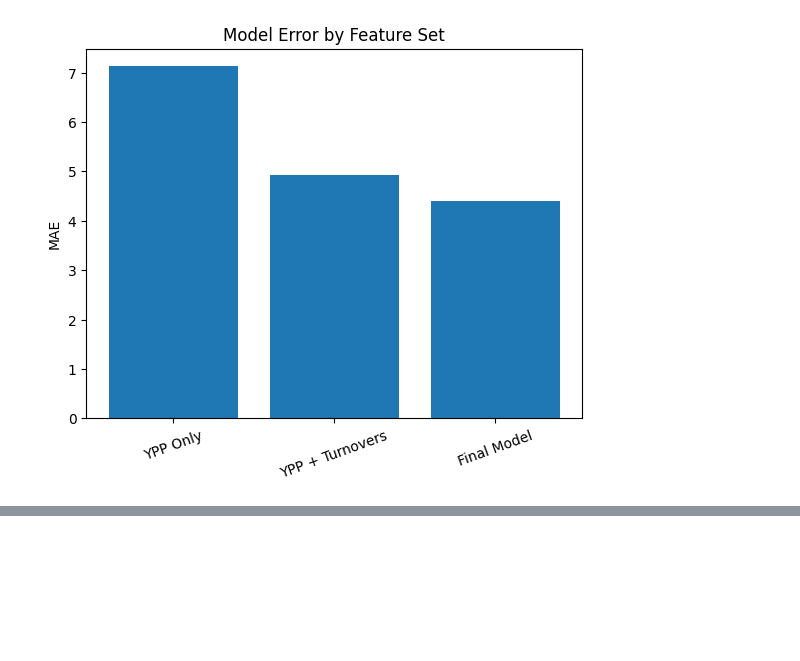
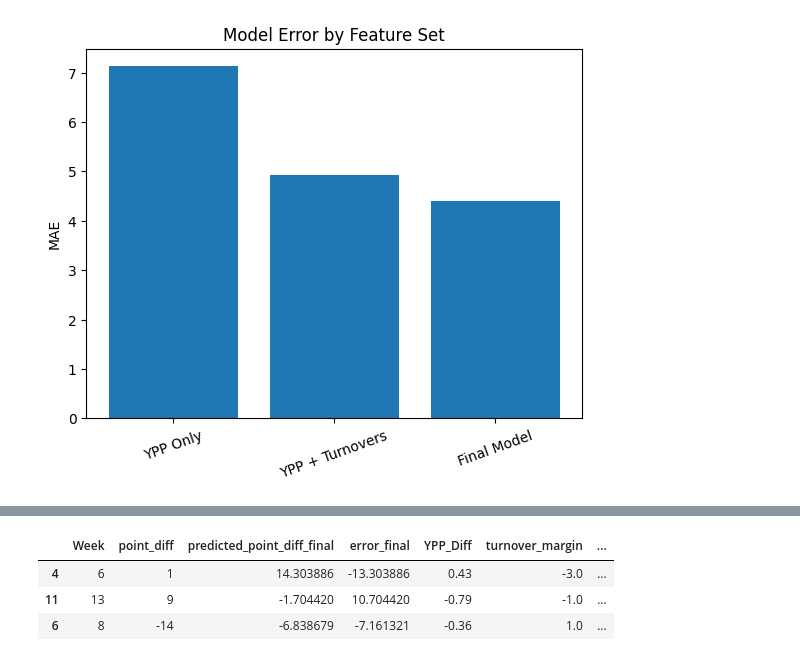
Before and after one commit to patelshri308-commits/DaBears, a Jupyter notebook: cb2025.ipynb, the cells around one changed output, grey strips where cells are left out. Cells and saved outputs as stored; diff of their text form; code cells hidden in the pictures; blank space fills up the shorter version.

```diff
--- a/cb2025.ipynb
+++ b/cb2025.ipynb
@@ -974,0 +1027,20 @@ plt.show()
+# %%
+worst_games = game_stats.copy()
+worst_games["abs_error"] = abs(worst_games["error_final"])
+
+worst_games = worst_games.sort_values(by="abs_error", ascending=False)
+
+worst_games[[
+    "Week",
+    "point_diff",
+    "predicted_point_diff_final",
+    "error_final",
+    "YPP_Diff",
+    "turnover_margin",
+    "explosive_play_margin"
+]].head(3)
+# %% [output]
+|  | Week | point_diff | predicted_point_diff_final | error_final | YPP_Diff | turnover_margin | ... |
+| 4 | 6 | 1 | 14.303886 | -13.303886 | 0.43 | -3.0 | ... |
+| 11 | 13 | 9 | -1.704420 | 10.704420 | -0.79 | -1.0 | ... |
+| 6 | 8 | -14 | -6.838679 | -7.161321 | -0.36 | 1.0 | ... |
```
Also changed, not shown: parts of 16 cells of this notebook.
